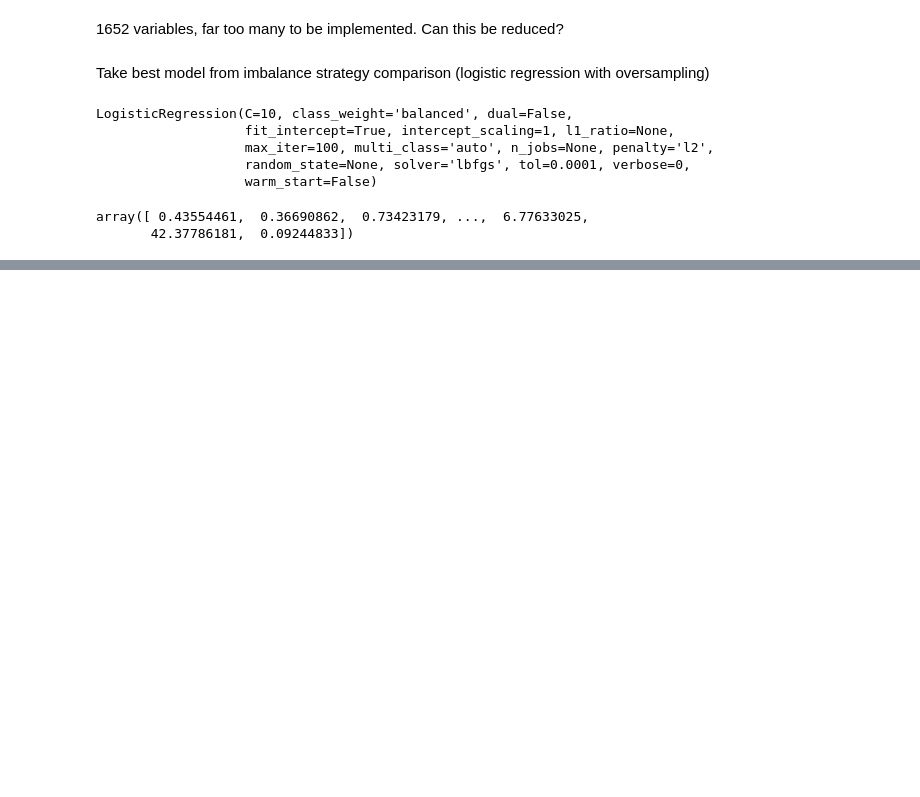
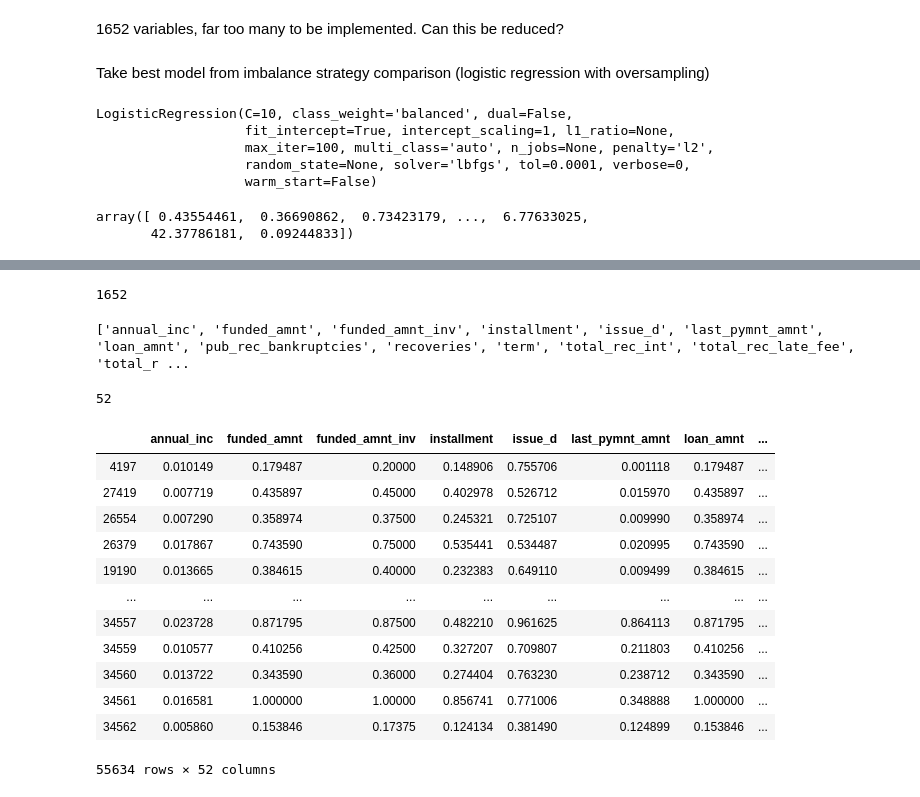
Before and after one commit to joekryan/loan_data_project, a Jupyter notebook: feature_selection.ipynb, the cells around one changed output, grey strips where cells are left out. Drawn from its saved outputs; the diff is of its cells as text; code cells hidden in the pictures; blank space fills up the shorter version.

```diff
--- a/feature_selection.ipynb
+++ b/feature_selection.ipynb
@@ -101,3 +115,6 @@ NameError: name 'X_train_sm' is not defined
+# %%
+from sklearn.ensemble import RandomForestRegressor
+forest = RandomForestRegressor(n_jobs = -1, max_depth = 5)
 # %%
 boruta_selector = BorutaPy(forest, n_estimators = 'auto', random_state = 0,perc=90,verbose=2)
 boruta_selector.fit(np.array(X_train), np.array(y_train))
@@ -103,0 +156,15 @@ boruta_selector.fit(np.array(X_train), np.array(y_train))
+# %%
+features = [f for f in X_train.columns]
+len(features)
+# %% [output]
+1652
+# %%
+final_features = []
+indexes = np.where(boruta_selector.support_ == True) or np.where(boruta_selector.support_weak_ == True)
+for x in np.nditer(indexes):
+    final_features.append(features[x])
+print(final_features)
+len(final_features)
+# %% [output]
+['annual_inc', 'funded_amnt', 'funded_amnt_inv', 'installment', 'issue_d', 'last_pymnt_amnt', 'loan_amnt', 'pub_rec_bankruptcies', 'recoveries', 'term', 'total_rec_int', 'total_rec_late_fee', 'total_r ...
+52
@@ -103,0 +173,18 @@ boruta_selector.fit(np.array(X_train), np.array(y_train))
+# %%
+X_train_os_boruta = X_train_os[final_features]
+# %%
+X_train_os_boruta
+# %% [output]
+|  | annual_inc | funded_amnt | funded_amnt_inv | installment | issue_d | last_pymnt_amnt | loan_amnt | ... |
+| 4197 | 0.010149 | 0.179487 | 0.20000 | 0.148906 | 0.755706 | 0.001118 | 0.179487 | ... |
+| 27419 | 0.007719 | 0.435897 | 0.45000 | 0.402978 | 0.526712 | 0.015970 | 0.435897 | ... |
+| 26554 | 0.007290 | 0.358974 | 0.37500 | 0.245321 | 0.725107 | 0.009990 | 0.358974 | ... |
+| 26379 | 0.017867 | 0.743590 | 0.75000 | 0.535441 | 0.534487 | 0.020995 | 0.743590 | ... |
+| 19190 | 0.013665 | 0.384615 | 0.40000 | 0.232383 | 0.649110 | 0.009499 | 0.384615 | ... |
+| ... | ... | ... | ... | ... | ... | ... | ... | ... |
+| 34557 | 0.023728 | 0.871795 | 0.87500 | 0.482210 | 0.961625 | 0.864113 | 0.871795 | ... |
+| 34559 | 0.010577 | 0.410256 | 0.42500 | 0.327207 | 0.709807 | 0.211803 | 0.410256 | ... |
+| 34560 | 0.013722 | 0.343590 | 0.36000 | 0.274404 | 0.763230 | 0.238712 | 0.343590 | ... |
+| 34561 | 0.016581 | 1.000000 | 1.00000 | 0.856741 | 0.771006 | 0.348888 | 1.000000 | ... |
+| 34562 | 0.005860 | 0.153846 | 0.17375 | 0.124134 | 0.381490 | 0.124899 | 0.153846 | ... |
+55634 rows × 52 columns
```
Also changed, not shown: parts of 7 cells of this notebook.
